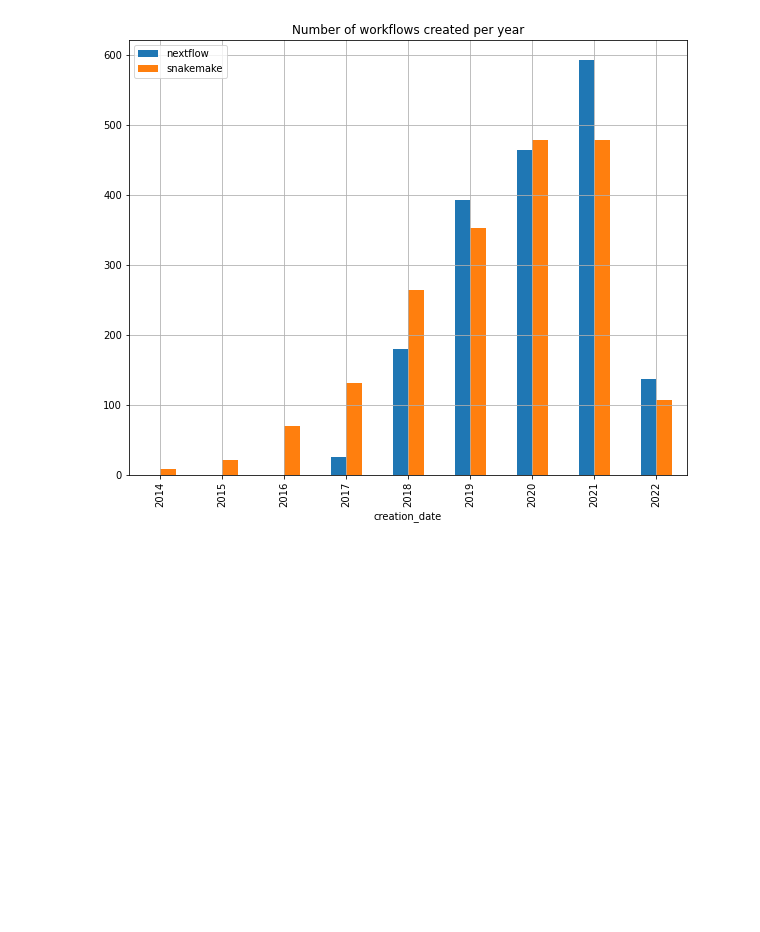
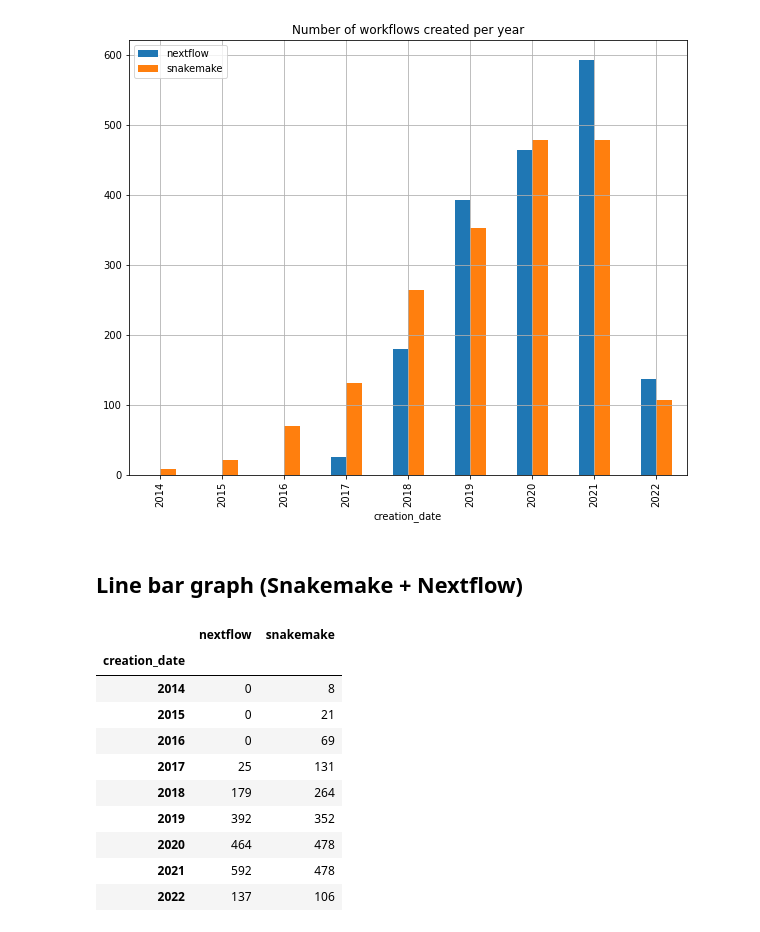
Before and after one commit to mdjaffardjy/AnalyseDonneesNextflow, a Jupyter notebook: Analysis/Distribution DSL1 DSL2/distribution.ipynb, the cells around one changed output. Saved outputs shown, nothing was run; the diff lists cells and outputs as text; code cells hidden in the pictures; blank space fills up the shorter version.

```diff
--- a/Analysis/Distribution DSL1 DSL2/distribution.ipynb
+++ b/Analysis/Distribution DSL1 DSL2/distribution.ipynb
@@ -125,3 +125,20 @@ df_gb.sum().plot(title="Number of workflows created per year", kind="bar", figsi
 # %% [output]
 <AxesSubplot:title={'center':'Number of workflows created per year'}, xlabel='creation_date'>
 [figure]
+# %% [markdown]
+## Line bar graph (Snakemake + Nextflow)
+# %%
+data = df_gb.sum()
+data
+# %% [output]
+|  | nextflow | snakemake |
+| creation_date |  |  |
+| 2014 | 0 | 8 |
+| 2015 | 0 | 21 |
+| 2016 | 0 | 69 |
+| 2017 | 25 | 131 |
+| 2018 | 179 | 264 |
+| 2019 | 392 | 352 |
+| 2020 | 464 | 478 |
+| 2021 | 592 | 478 |
+| 2022 | 137 | 106 |
```
Also changed, not shown: parts of 8 cells of this notebook, 1 other file.
